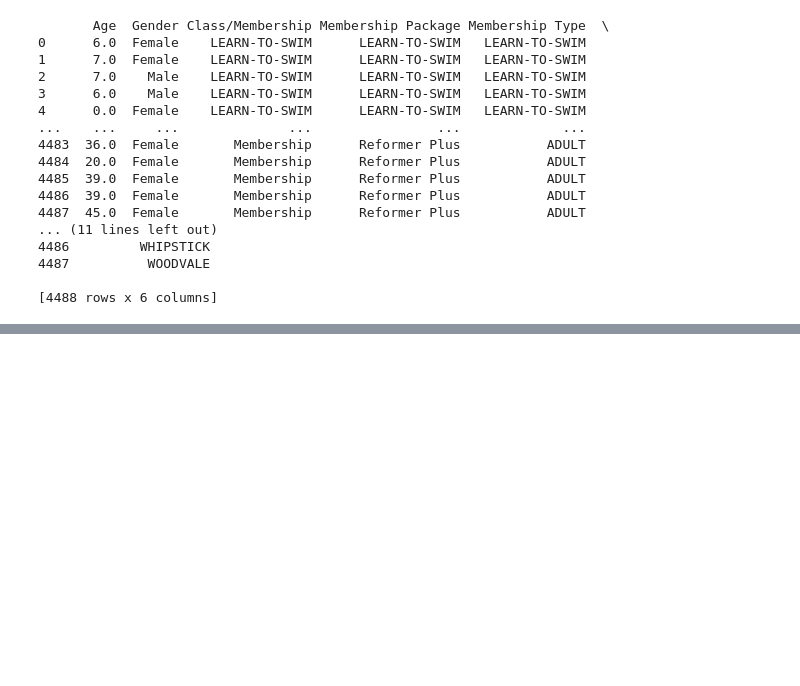
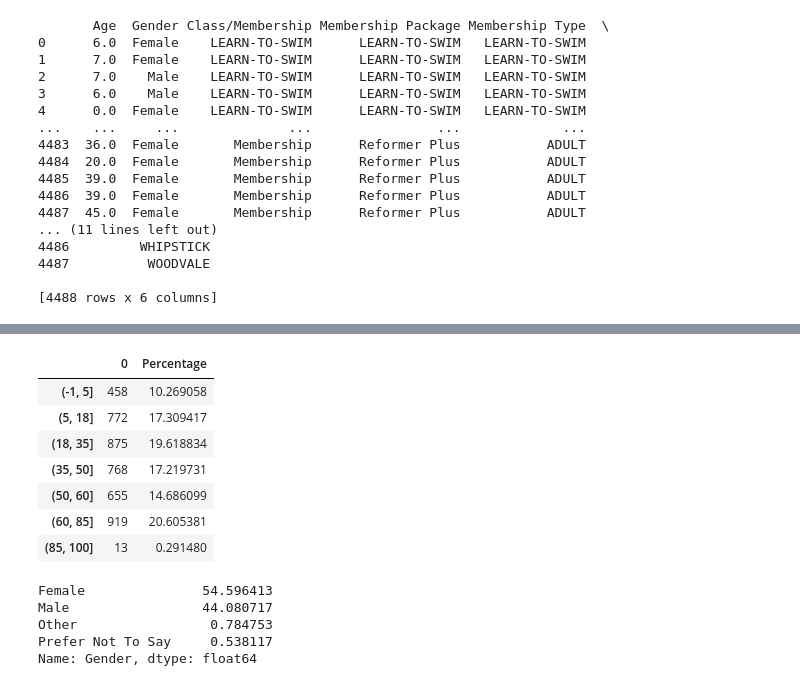
Before and after one commit to JMelleuish/Belgravia_Leisure, a Jupyter notebook: Analysis.ipynb, the cells around one changed output, grey strips where cells are left out. Cells and saved outputs as stored; diff of their text form; code cells hidden in the pictures; blank space fills up the shorter version.

```diff
--- a/Analysis.ipynb
+++ b/Analysis.ipynb
@@ -49,0 +207,23 @@ df.groupby(['Class/M']).size()
+# %%
+df['binned']=pd.cut(x=df['Age'], bins=[-1,5,18,35,50, 60, 85, 100])
+df1 = df.groupby(['binned']).size()
+df2 = df.binned.value_counts(normalize=True)*100
+binned_ages = pd.concat([df1, df2], axis=1, join='inner')
+binned_ages.rename(columns={"binned": "Percentage"})
+# %% [output]
+|  | 0 | Percentage |
+| (-1, 5] | 458 | 10.269058 |
+| (5, 18] | 772 | 17.309417 |
+| (18, 35] | 875 | 19.618834 |
+| (35, 50] | 768 | 17.219731 |
+| (50, 60] | 655 | 14.686099 |
+| (60, 85] | 919 | 20.605381 |
+| (85, 100] | 13 | 0.291480 |
+# %%
+df.Gender.value_counts(normalize=True)*100
+# %% [output]
+Female               54.596413
+Male                 44.080717
+Other                 0.784753
+Prefer Not To Say     0.538117
+Name: Gender, dtype: float64
```
Also changed, not shown: parts of 41 cells of this notebook, 1 other file.
